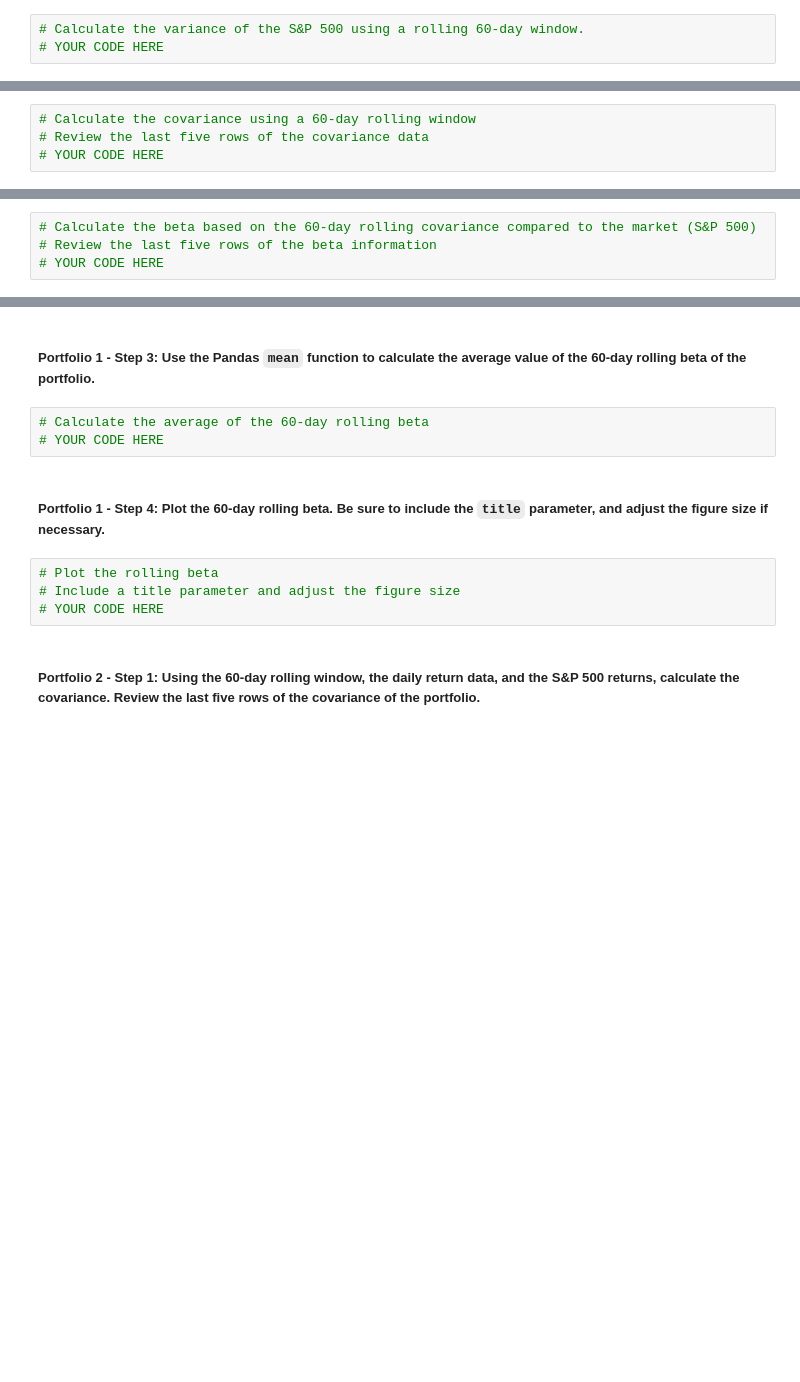
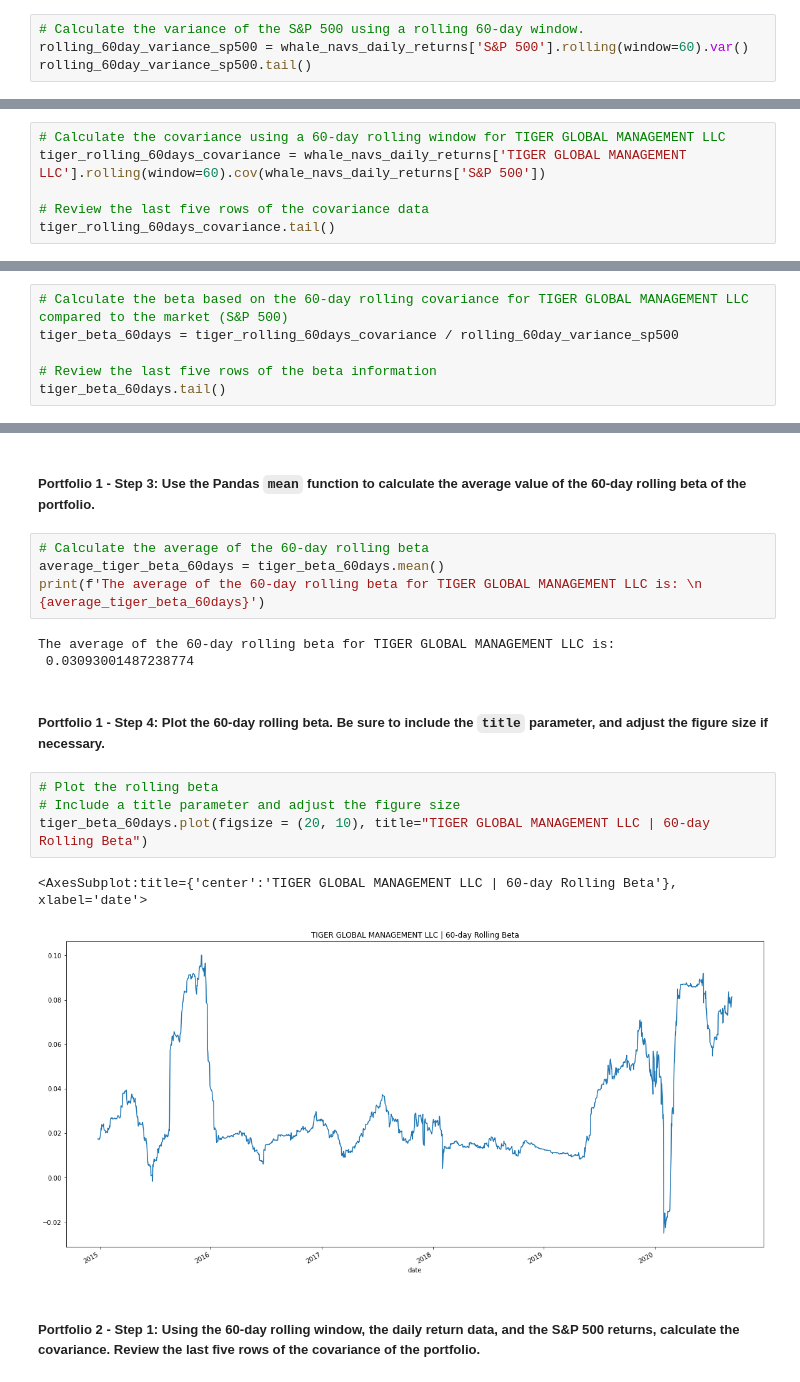
Before and after one commit to gitgenesis/Mod4_Challenge, a Jupyter notebook: risk_return_analysis.ipynb, the cells around one changed output, grey strips where cells are left out. Cells and saved outputs as stored; diff of their text form; blank space fills up the shorter version.

```diff
--- a/risk_return_analysis.ipynb
+++ b/risk_return_analysis.ipynb
@@ -378,4 +406,5 @@ Your analysis is nearing completion. Now, you need to evaluate how the portfolio
 #### Use the Pandas `var` function to calculate the variance of the S&P 500 by using a 60-day rolling window. Visualize the last five rows of the variance of the S&P 500.
 # %%
 # Calculate the variance of the S&P 500 using a rolling 60-day window.
-# YOUR CODE HERE
+rolling_60day_variance_sp500 = whale_navs_daily_returns['S&P 500'].rolling(window=60).var()
+rolling_60day_variance_sp500.tail()
@@ -392,6 +429,8 @@ Your analysis is nearing completion. Now, you need to evaluate how the portfolio
 # %% [markdown]
 ##### Portfolio 1 - Step 1: Using the 60-day rolling window, the daily return data, and the S&P 500 returns, calculate the covariance. Review the last five rows of the covariance of the portfolio.
 # %%
-# Calculate the covariance using a 60-day rolling window
+# Calculate the covariance using a 60-day rolling window for TIGER GLOBAL MANAGEMENT LLC
+tiger_rolling_60days_covariance = whale_navs_daily_returns['TIGER GLOBAL MANAGEMENT LLC'].rolling(window=60).cov(whale_navs_daily_returns['S&P 500'])
+
 # Review the last five rows of the covariance data
-# YOUR CODE HERE
+tiger_rolling_60days_covariance.tail()
@@ -398,6 +445,8 @@ Your analysis is nearing completion. Now, you need to evaluate how the portfolio
 # %% [markdown]
 ##### Portfolio 1 - Step 2: Calculate the beta of the portfolio. To do that, divide the covariance of the portfolio by the variance of the S&P 500.
 # %%
-# Calculate the beta based on the 60-day rolling covariance compared to the market (S&P 500)
+# Calculate the beta based on the 60-day rolling covariance for TIGER GLOBAL MANAGEMENT LLC compared to the market (S&P 500)
+tiger_beta_60days = tiger_rolling_60days_covariance / rolling_60day_variance_sp500
+
 # Review the last five rows of the beta information
-# YOUR CODE HERE
+tiger_beta_60days.tail()
@@ -405,13 +462,20 @@ Your analysis is nearing completion. Now, you need to evaluate how the portfolio
 ##### Portfolio 1 - Step 3: Use the Pandas `mean` function to calculate the average value of the 60-day rolling beta of the portfolio.
 # %%
 # Calculate the average of the 60-day rolling beta
-# YOUR CODE HERE
+average_tiger_beta_60days = tiger_beta_60days.mean()
+print(f'The average of the 60-day rolling beta for TIGER GLOBAL MANAGEMENT LLC is: \n {average_tiger_beta_60days}')
+# %% [output]
+The average of the 60-day rolling beta for TIGER GLOBAL MANAGEMENT LLC is:
+ 0.03093001487238774
 # %% [markdown]
 ##### Portfolio 1 - Step 4: Plot the 60-day rolling beta. Be sure to include the `title` parameter, and adjust the figure size if necessary.
 # %%
 # Plot the rolling beta
 # Include a title parameter and adjust the figure size
-# YOUR CODE HERE
+tiger_beta_60days.plot(figsize = (20, 10), title="TIGER GLOBAL MANAGEMENT LLC | 60-day Rolling Beta")
+# %% [output]
+<AxesSubplot:title={'center':'TIGER GLOBAL MANAGEMENT LLC | 60-day Rolling Beta'}, xlabel='date'>
+[figure, added]
 # %% [markdown]
 ##### Portfolio 2 - Step 1: Using the 60-day rolling window, the daily return data, and the S&P 500 returns, calculate the covariance. Review the last five rows of the covariance of the portfolio.
 # %%
```
Also changed, not shown: parts of 21 cells of this notebook.
